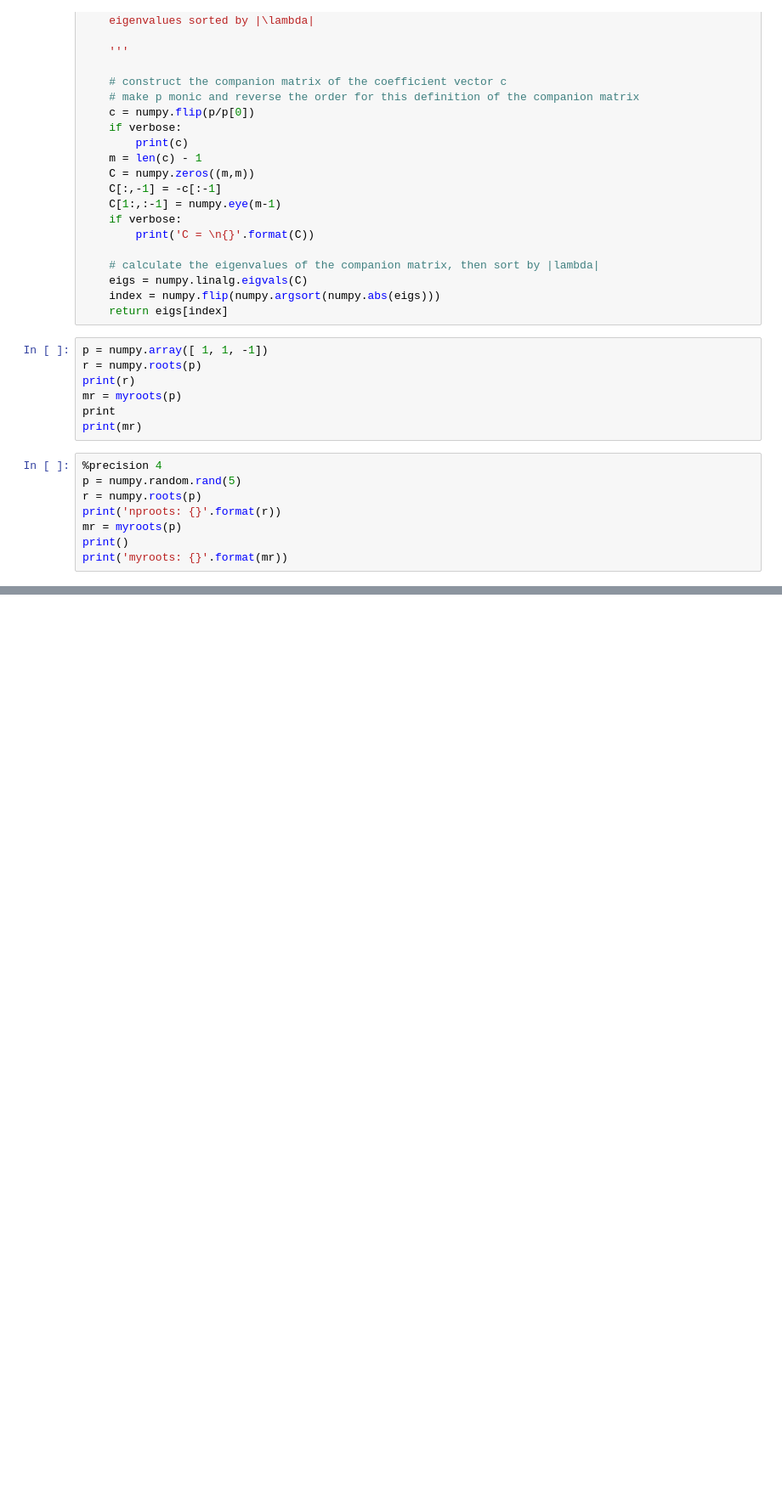
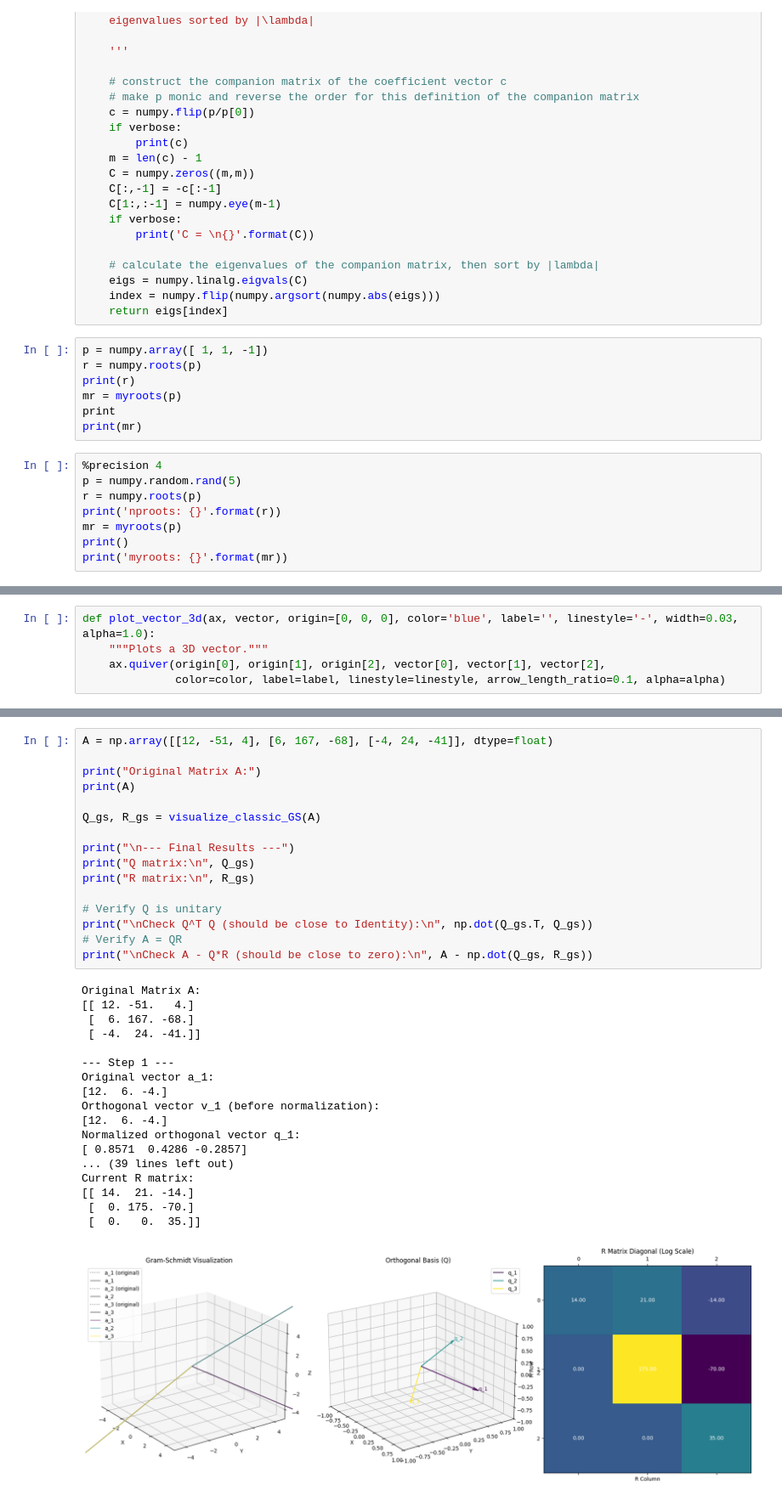
Before and after one commit to D-Mayerfeld/intro-numerical-methods, a Jupyter notebook: 11_LA_QR.ipynb, the cells around one changed output, grey strips where cells are left out. Shown at 85% size. Cells and saved outputs as stored; diff of their text form; blank space fills up the shorter version.

```diff
--- a/11_LA_QR.ipynb
+++ b/11_LA_QR.ipynb
@@ -1827,0 +1922,5 @@ print('myroots: {}'.format(mr))
+# %%
+def plot_vector_3d(ax, vector, origin=[0, 0, 0], color='blue', label='', linestyle='-', width=0.03, alpha=1.0):
+    """Plots a 3D vector."""
+    ax.quiver(origin[0], origin[1], origin[2], vector[0], vector[1], vector[2],
+              color=color, label=label, linestyle=linestyle, arrow_length_ratio=0.1, alpha=alpha)
@@ -1827,0 +2022,35 @@ print('myroots: {}'.format(mr))
+# %%
+A = np.array([[12, -51, 4], [6, 167, -68], [-4, 24, -41]], dtype=float)
+
+print("Original Matrix A:")
+print(A)
+
+Q_gs, R_gs = visualize_classic_GS(A)
+
+print("\n--- Final Results ---")
+print("Q matrix:\n", Q_gs)
+print("R matrix:\n", R_gs)
+
+# Verify Q is unitary
+print("\nCheck Q^T Q (should be close to Identity):\n", np.dot(Q_gs.T, Q_gs))
+# Verify A = QR
+print("\nCheck A - Q*R (should be close to zero):\n", A - np.dot(Q_gs, R_gs))
+# %% [output]
+Original Matrix A:
+[[ 12. -51.   4.]
+ [  6. 167. -68.]
+ [ -4.  24. -41.]]
+
+--- Step 1 ---
+Original vector a_1:
+[12.  6. -4.]
+Orthogonal vector v_1 (before normalization):
+[12.  6. -4.]
+Normalized orthogonal vector q_1:
+[ 0.8571  0.4286 -0.2857]
+... (39 lines left out)
+Current R matrix:
+[[ 14.  21. -14.]
+ [  0. 175. -70.]
+ [  0.   0.  35.]]
+[figure, added]
```
Also changed, not shown: parts of 6 cells of this notebook.
